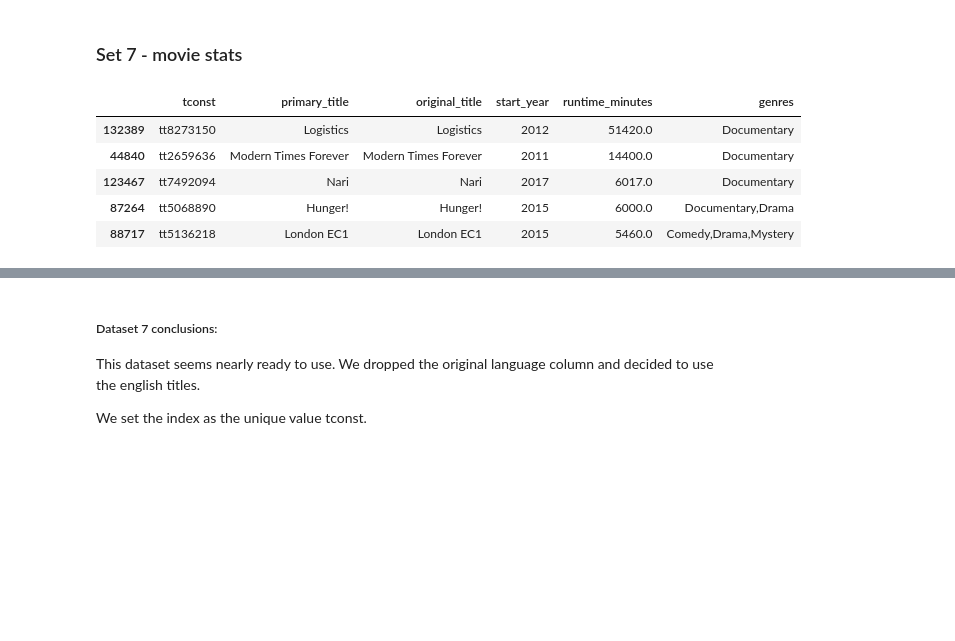
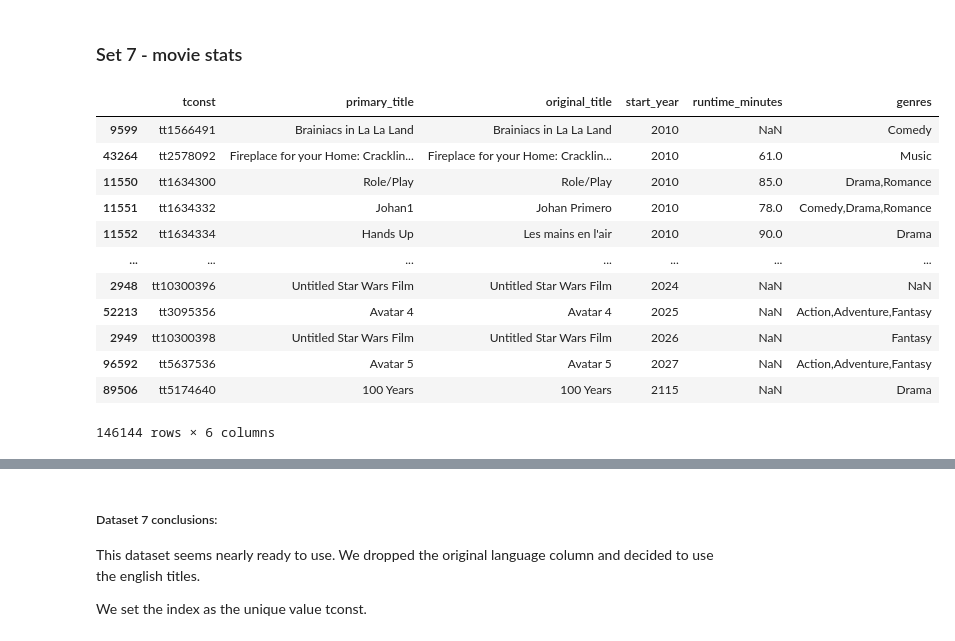
Before and after one commit to threnjen/dsc-mod-1-project-v2-1-online-ds-sp-000, a Jupyter notebook: student.ipynb, the cells around one changed output, grey strips where cells are left out. Cells and saved outputs as stored; diff of their text form; code cells hidden in the pictures; blank space fills up the shorter version.

```diff
--- a/student.ipynb
+++ b/student.ipynb
@@ -581,38 +883,50 @@ df7.head()
 
 # what is the shape of our data?
 df7.shape
 # this dataset has 146,144 movie entries
 
 # what kind of data is stored?
 df7.dtypes
 # The data in this set appears to be stored in the proper formats
 
 # what are our columns?
 df7.columns
 # The 'tconst' is found throughout our IMDB datasets and is the movie identifier
 # we will want to understand the distinction between primary_title and original_title
 
 # do we have any missing/null values?
 df7.isnull().sum()
 # This dataset has some missing values. We will inspect the data itself to determine if this is important.
 # there are no primary titles or years missing, which seems like the most important data to have
 
 # let's look at where the primary title and original title don't match in order to understand more about that
 temp = df7.loc[(df7['primary_title']) != (df7['original_title'])]
 temp
 # We can see from this that the original title is the movie's foreign language title. We will use the translated titles
 # and drop this column
 
 # Does this list include only movies, or does it also have shows? Let's take a look at runtime minutes
 df7.sort_values('runtime_minutes', ascending=False).head()
 # It's not clear if these are movies or shows
+
+# We sort by start year to see what the range of release dates is for our info
+df7.sort_values('start_year')
+# the IMDB dataset starts at 2010, and includes unreleased future movies! This is really going to skew our dataset!
+# we are only going to use movies up to 2019.
 # %% [output]
 |  | tconst | primary_title | original_title | start_year | runtime_minutes | genres |
-| 132389 | tt8273150 | Logistics | Logistics | 2012 | 51420.0 | Documentary |
-| 44840 | tt2659636 | Modern Times Forever | Modern Times Forever | 2011 | 14400.0 | Documentary |
-| 123467 | tt7492094 | Nari | Nari | 2017 | 6017.0 | Documentary |
-| 87264 | tt5068890 | Hunger! | Hunger! | 2015 | 6000.0 | Documentary,Drama |
-| 88717 | tt5136218 | London EC1 | London EC1 | 2015 | 5460.0 | Comedy,Drama,Mystery |
+| 9599 | tt1566491 | Brainiacs in La La Land | Brainiacs in La La Land | 2010 | NaN | Comedy |
+| 43264 | tt2578092 | Fireplace for your Home: Cracklin... | Fireplace for your Home: Cracklin... | 2010 | 61.0 | Music |
+| 11550 | tt1634300 | Role/Play | Role/Play | 2010 | 85.0 | Drama,Romance |
+| 11551 | tt1634332 | Johan1 | Johan Primero | 2010 | 78.0 | Comedy,Drama,Romance |
+| 11552 | tt1634334 | Hands Up | Les mains en l'air | 2010 | 90.0 | Drama |
+| ... | ... | ... | ... | ... | ... | ... |
+| 2948 | tt10300396 | Untitled Star Wars Film | Untitled Star Wars Film | 2024 | NaN | NaN |
+| 52213 | tt3095356 | Avatar 4 | Avatar 4 | 2025 | NaN | Action,Adventure,Fantasy |
+| 2949 | tt10300398 | Untitled Star Wars Film | Untitled Star Wars Film | 2026 | NaN | Fantasy |
+| 96592 | tt5637536 | Avatar 5 | Avatar 5 | 2027 | NaN | Action,Adventure,Fantasy |
+| 89506 | tt5174640 | 100 Years | 100 Years | 2115 | NaN | Drama |
+146144 rows × 6 columns
 # %%
 df7.drop(columns=['original_title'], inplace=True)
 
```
Also changed, not shown: parts of 77 cells of this notebook, 4 other files.
